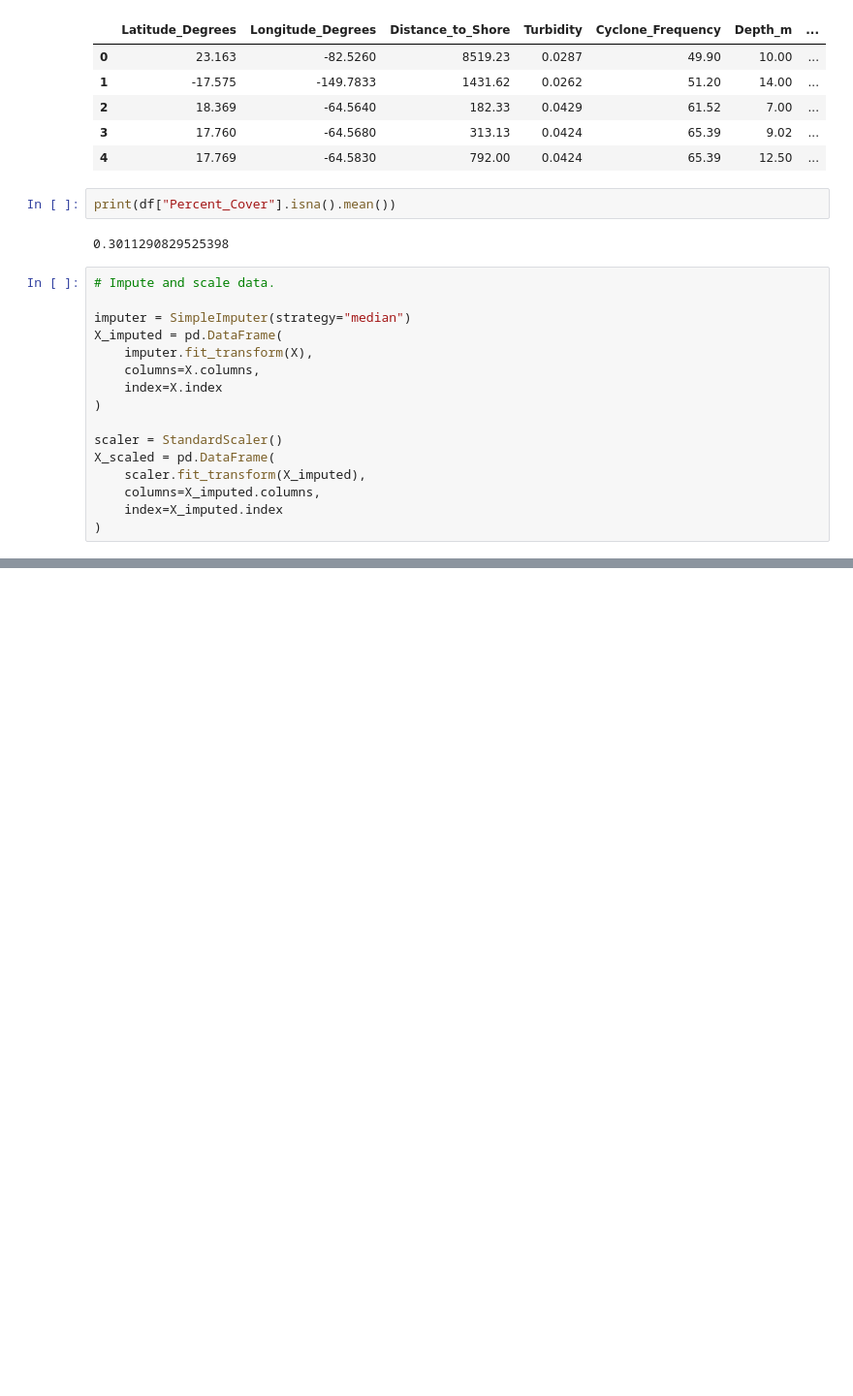
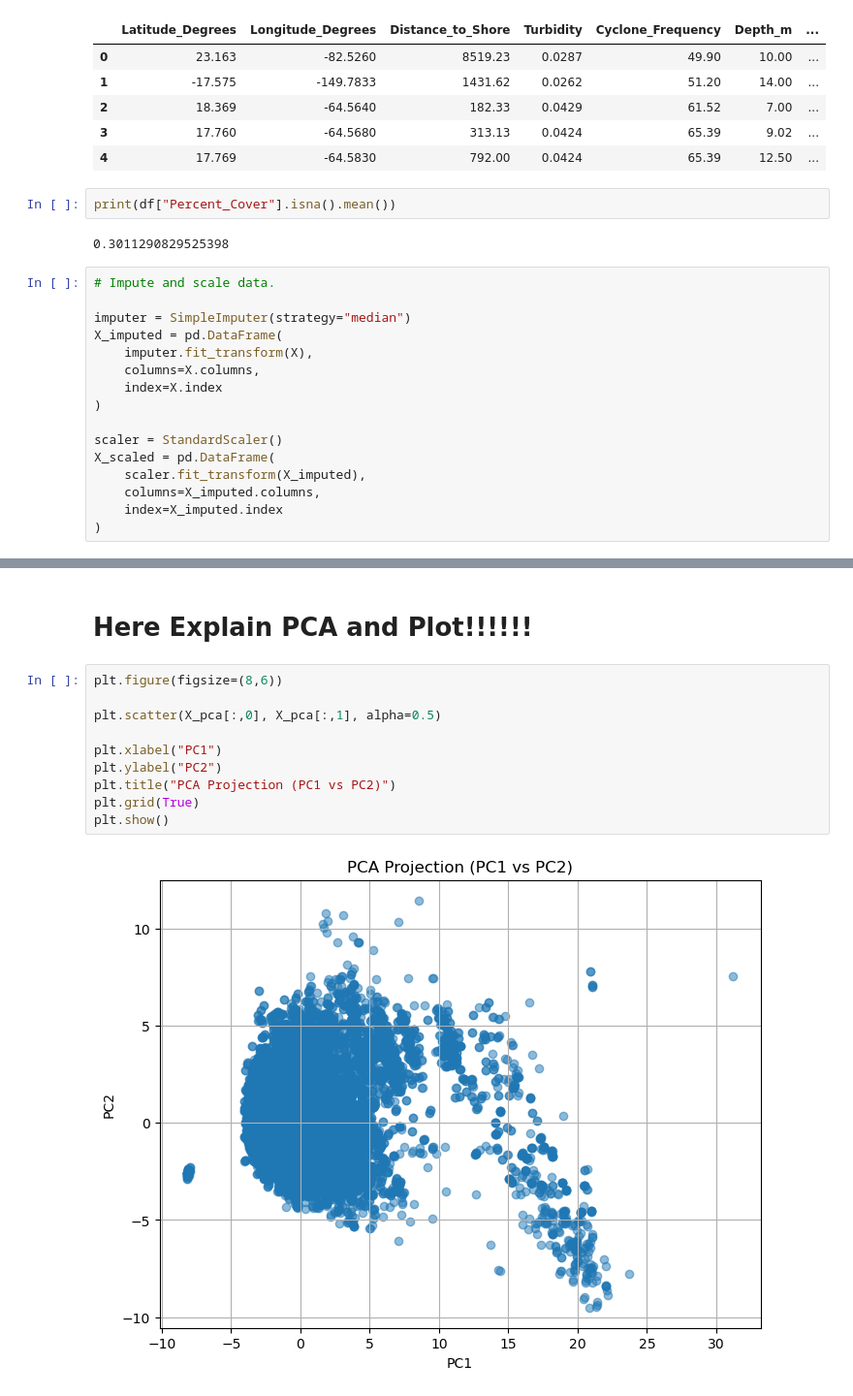
Before and after one commit to gebert98/CSCI4022Project, a Jupyter notebook: AnalysisA.ipynb, the cells around one changed output, grey strips where cells are left out. Shown at 97% size. Drawn from its saved outputs; the diff is of its cells as text; blank space fills up the shorter version.

```diff
--- a/AnalysisA.ipynb
+++ b/AnalysisA.ipynb
@@ -67,0 +87,14 @@ X_scaled = pd.DataFrame(
+# %% [markdown]
+# Here Explain PCA and Plot!!!!!!
+# %%
+plt.figure(figsize=(8,6))
+
+plt.scatter(X_pca[:,0], X_pca[:,1], alpha=0.5)
+
+plt.xlabel("PC1")
+plt.ylabel("PC2")
+plt.title("PCA Projection (PC1 vs PC2)")
+plt.grid(True)
+plt.show()
+# %% [output]
+[figure, added]
```
Also changed, not shown: parts of 8 cells of this notebook.
